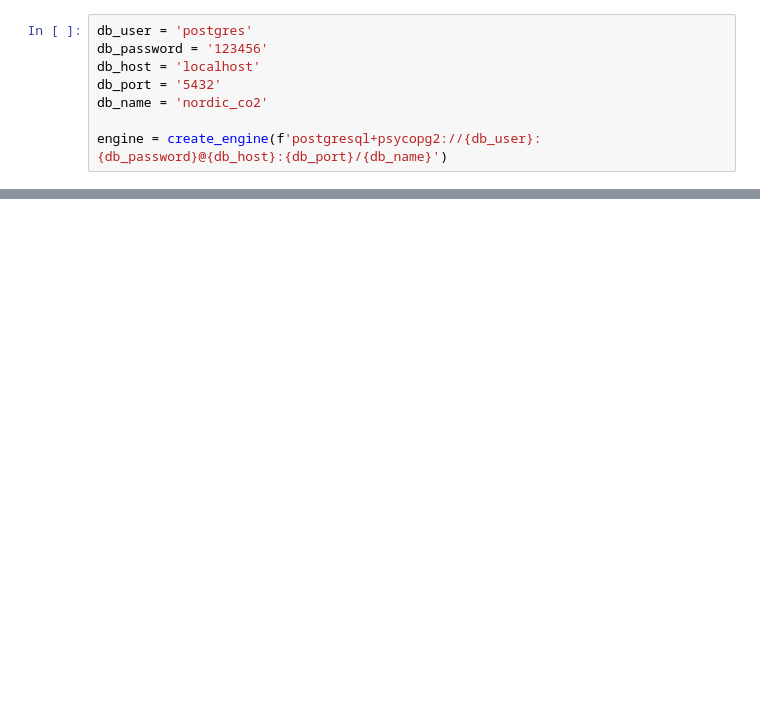
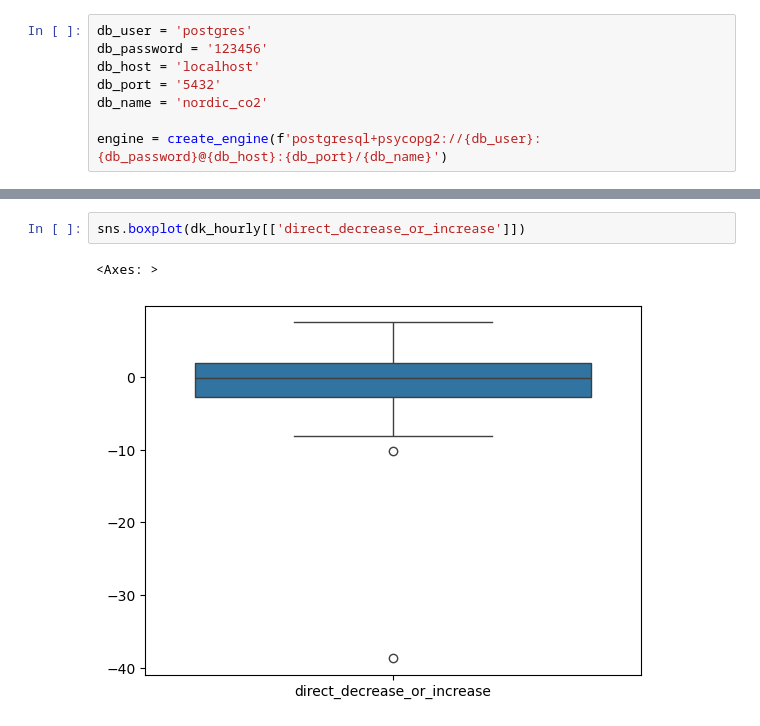
Before and after one commit to montMateus/Estudo_Emissoes-de-Carbono-na-Dinamarca, a Jupyter notebook: analysis.ipynb, the cells around one changed output, grey strips where cells are left out. Drawn from its saved outputs; the diff is of its cells as text; blank space fills up the shorter version.

```diff
--- a/analysis.ipynb
+++ b/analysis.ipynb
@@ -202,0 +321,5 @@ display(df_all_years)
+# %%
+sns.boxplot(dk_hourly[['direct_decrease_or_increase']])
+# %% [output]
+<Axes: >
+[figure, added]
```
Also changed, not shown: parts of 55 cells of this notebook, 2 other files.
